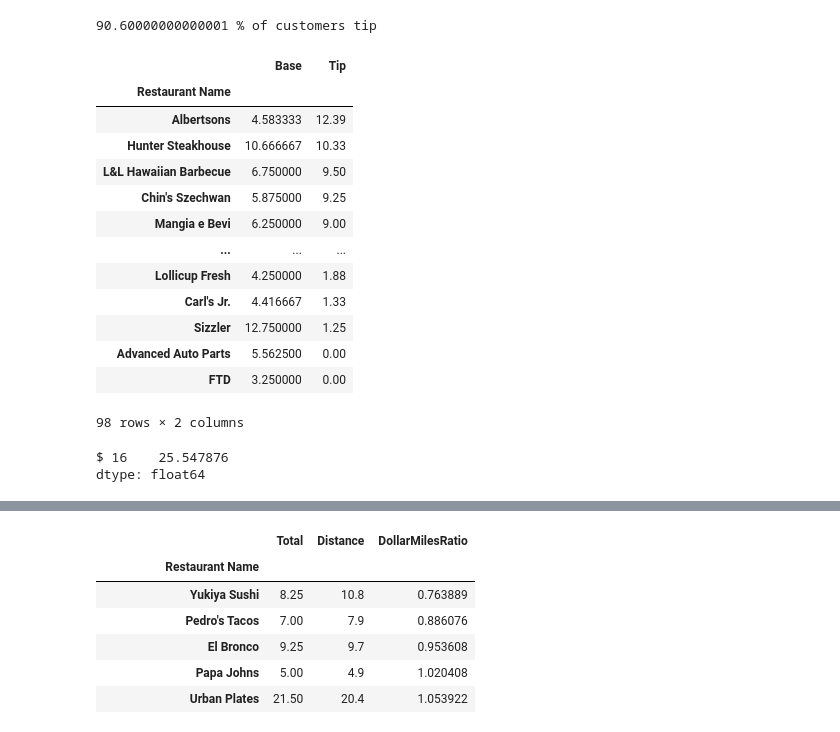
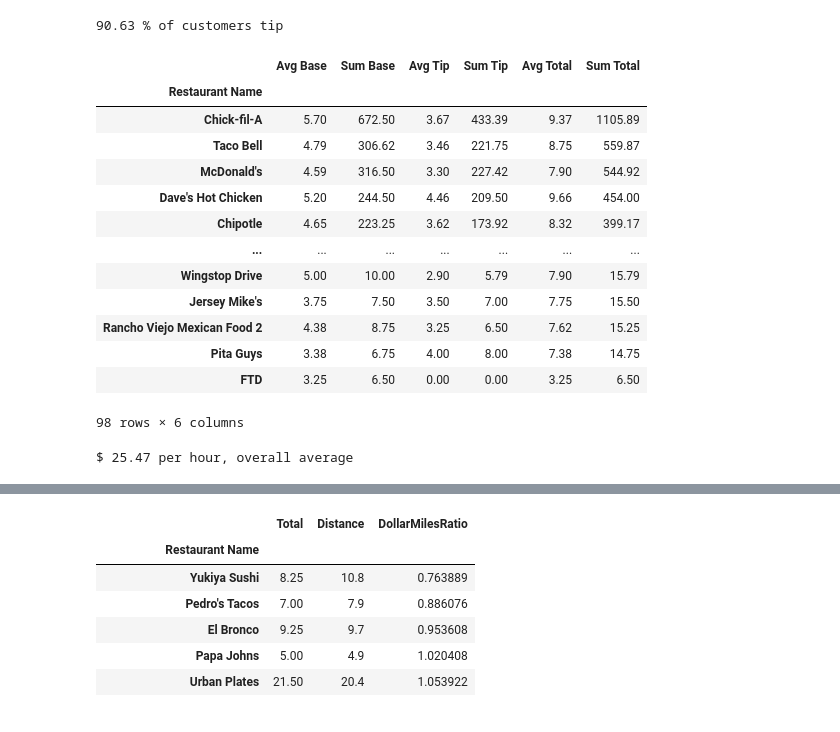
Before and after one commit to Crawford92/DeliveryData, a Jupyter notebook: stats.ipynb, the cells around one changed output, grey strips where cells are left out. Cells and saved outputs as stored; diff of their text form; code cells hidden in the pictures.

```diff
--- a/stats.ipynb
+++ b/stats.ipynb
@@ -209,42 +218,51 @@ sheets_WeeksDFv3.tail()
 # %%
-#Percentage of customers who tip
+#Percentage of deliveries taken that tip
 numUntipped = (sheets_result["Tip"] == 0.0).sum()
 numTipped = (sheets_result["Tip"] != 0.0).sum()
-percTipped = round((numTipped/(numUntipped+numTipped)), 3)
+percTipped = round((numTipped/(numUntipped+numTipped)), 4)
 print(percTipped*100, "% of customers tip")
 # %% [output]
-90.60000000000001 % of customers tip
+90.63 % of customers tip
 # %%
+# Restaurants rankable by avg or mean base/tip/total
+# Yes, total is almost always base+tip, but total INCLUDES peak pay, which may be desirable information
+
+
 tempDF = sheets_result.copy()
 tempDF = tempDF[sheets_result["Restaurant Name"].duplicated(keep=False) == True]
-tempDF = tempDF.groupby(["Restaurant Name"]).agg({"Base": "mean", "Tip": "mean"})
-tempDF = tempDF.round({'Pay': 2, 'Tip': 2})
-tempDF.sort_values("Tip", ascending=False)
+tempDF = tempDF.groupby(["Restaurant Name"]).agg({"Base": [np.mean, np.sum],
+                                                  "Tip": [np.mean, np.sum],
+                                                  "Total": [np.mean, np.sum]})
+tempDF.columns = ['Avg Base', 'Sum Base', 'Avg Tip', 'Sum Tip', 'Avg Total', 'Sum Total']
+
+tempDF = tempDF.round({'Avg Base': 2,
+                       'Sum Base': 2,
+                       'Avg Tip': 2,
+                       'Sum Tip': 2,
+                       'Avg Total': 2,
+                       'Sum Total': 2})
+
+#Change sort value to see differences
+tempDF.sort_values("Sum Total", ascending=False)
 # %% [output]
-|  | Base | Tip |
-| Restaurant Name |  |  |
-| Albertsons | 4.583333 | 12.39 |
-| Hunter Steakhouse | 10.666667 | 10.33 |
-| L&L Hawaiian Barbecue | 6.750000 | 9.50 |
-| Chin's Szechwan | 5.875000 | 9.25 |
-| Mangia e Bevi | 6.250000 | 9.00 |
-| ... | ... | ... |
-| Lollicup Fresh | 4.250000 | 1.88 |
-| Carl's Jr. | 4.416667 | 1.33 |
-| Sizzler | 12.750000 | 1.25 |
-| Advanced Auto Parts | 5.562500 | 0.00 |
-| FTD | 3.250000 | 0.00 |
+|  | Avg Base | Sum Base | Avg Tip | Sum Tip | Avg Total | Sum Total |
+| Restaurant Name |  |  |  |  |  |  |
+| Chick-fil-A | 5.70 | 672.50 | 3.67 | 433.39 | 9.37 | 1105.89 |
+| Taco Bell | 4.79 | 306.62 | 3.46 | 221.75 | 8.75 | 559.87 |
+| McDonald's | 4.59 | 316.50 | 3.30 | 227.42 | 7.90 | 544.92 |
+| Dave's Hot Chicken | 5.20 | 244.50 | 4.46 | 209.50 | 9.66 | 454.00 |
+| Chipotle | 4.65 | 223.25 | 3.62 | 173.92 | 8.32 | 399.17 |
+| ... | ... | ... | ... | ... | ... | ... |
+| Wingstop Drive | 5.00 | 10.00 | 2.90 | 5.79 | 7.90 | 15.79 |
+| Jersey Mike's | 3.75 | 7.50 | 3.50 | 7.00 | 7.75 | 15.50 |
+| Rancho Viejo Mexican Food 2 | 4.38 | 8.75 | 3.25 | 6.50 | 7.62 | 15.25 |
+| Pita Guys | 3.38 | 6.75 | 4.00 | 8.00 | 7.38 | 14.75 |
+| FTD | 3.25 | 6.50 | 0.00 | 0.00 | 3.25 | 6.50 |
-98 rows × 2 columns
+98 rows × 6 columns
 # %%
-tempDF = sheets_WeeksDF.copy()
-#double bracket on iloc returns a df instead of series
-tempDF = tempDF.iloc[[-1]]
-#dollars_to_floats(tempDF, ["Total"])
-#hours_to_floats(tempDF, ["Dash"])
-hourlyRate = tempDF["Total"]/tempDF["Dash"]
-float(tempDF["Dash"])
-#Hourly rate is touple? just print [1] then
-print("$", hourlyRate)
+# Overall hourly rate
+
+hourlyRate = round(sheets_WeeksDF.iloc[-1]["Total"]/sheets_WeeksDF.iloc[-1]["Dash"], 2)
+print("$", hourlyRate, "per hour, overall average")
 # %% [output]
-$ 16    25.547876
-dtype: float64
+$ 25.47 per hour, overall average
```
Also changed, not shown: parts of 23 cells of this notebook, 1 other file.
